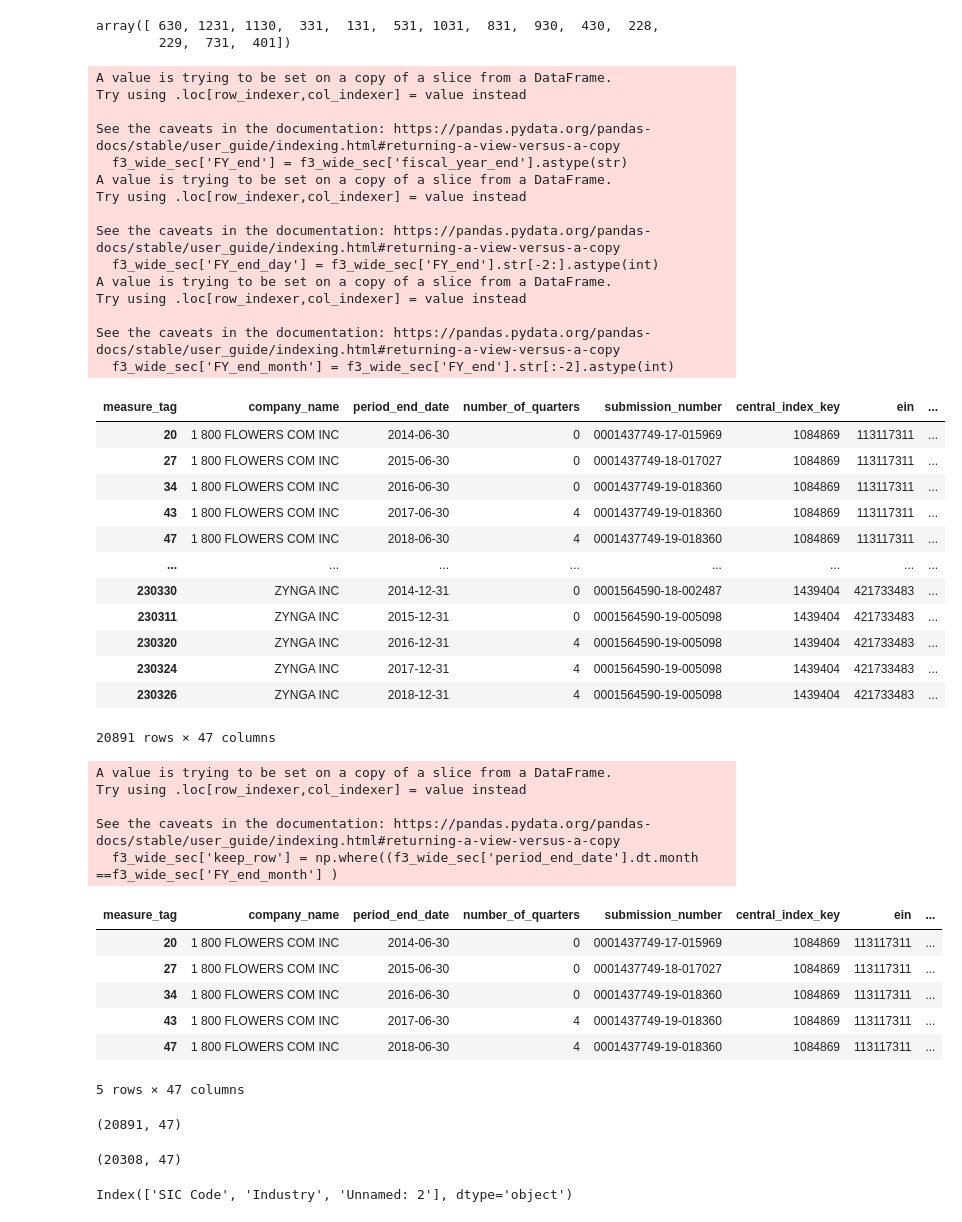
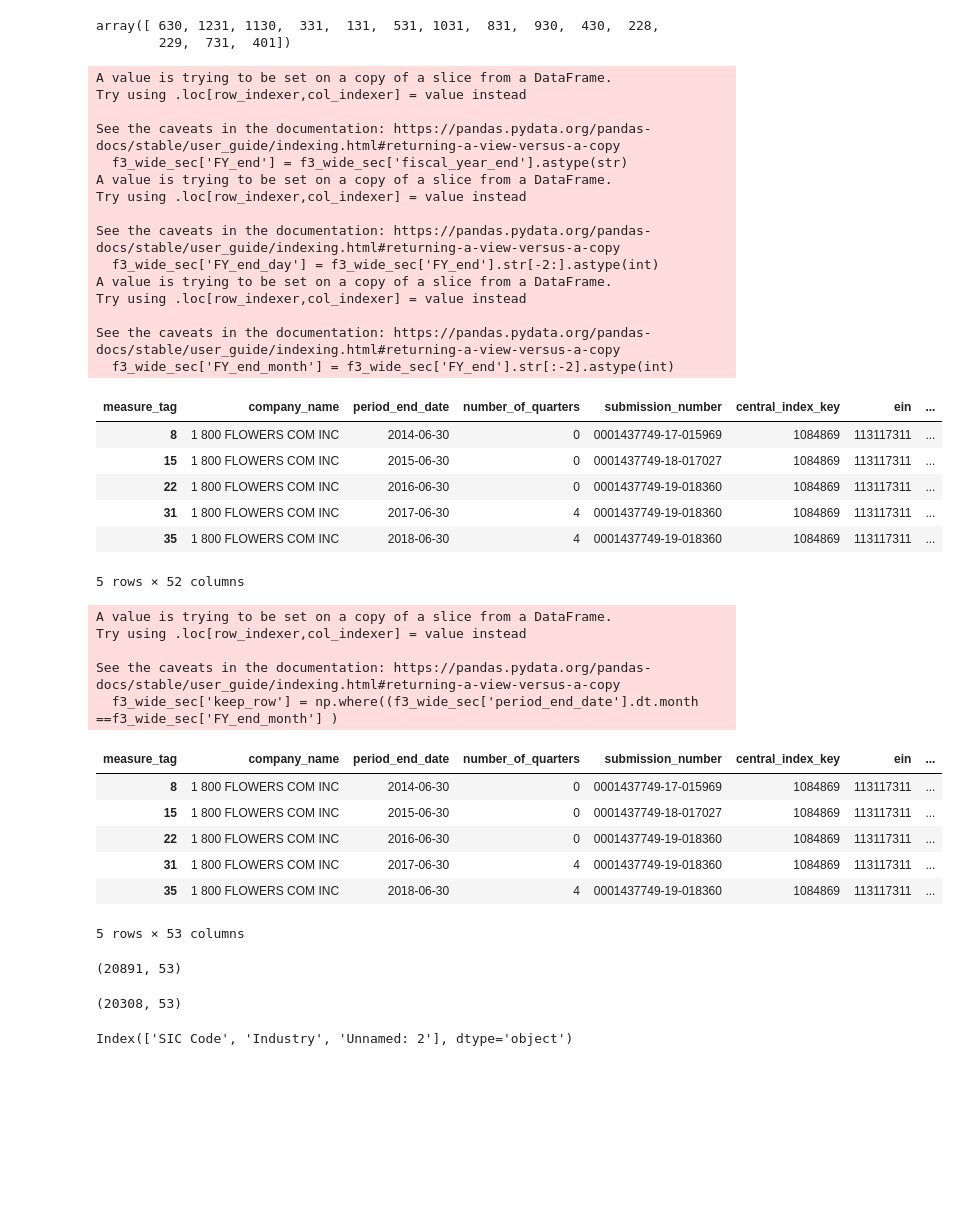
Before and after one commit to AmyB47/bankruptcy_2020, a Jupyter notebook: code/05_SEC_data_prep.ipynb, the cells around one changed output. Drawn from its saved outputs; the diff is of its cells as text; code cells hidden in the pictures; blank space fills up the shorter version.

```diff
--- a/code/05_SEC_data_prep.ipynb
+++ b/code/05_SEC_data_prep.ipynb
@@ -70,3 +69,3 @@ pd_sql.read_sql(query, connection)
 # %%
-query_all = "SELECT * FROM sec_ALL_USD;"
+query_all = "SELECT * FROM sec_usd_all;"
 sec_df = pd_sql.read_sql(query_all, connection)
@@ -146,6 +137,6 @@ wide_sec.shape
 # %%
 # drop any finanical report data before 2014
 
-f1_wide_sec = wide_sec[wide_sec['period_end_date'] > datetime.datetime(2014, 1, 1) ]
+f1_wide_sec = wide_sec[wide_sec['period_end_date'] > dt.datetime(2014, 1, 1) ]
 f1_wide_sec.shape
 # %% [output]
@@ -191,9 +176,8 @@ See the caveats in the documentation: https://pandas.pydata.org/pandas-docs/stab
 # %%
-# From EDA of SEC data, some companies keep resumbitting previous reports,
-# sometimes with only one new value, need to get the previously submitted fields
-# sometimes with some values but not all fields provided previously
+# From EDA of SEC data, some companies keep re-subitting previous reports,
+# sometimes with only one new value, need to get the previously submitted data
 
-# to take care of either scenario, fill forward within groupby
+# fill forward within groupby
 
 # leave the NaN's to apply additional logics
 
@@ -203,16 +187,18 @@ cols = ['Assets',
        'CostsAndExpenses', 'CurrentAsset', 'DeferredIncomeTaxExpenseBenefit',
        'DeferredIncomeTaxLiabilities', 'DeferredIncomeTaxLiabilitiesNet',
        'DeferredIncomeTaxesAndTaxCredits', 'Depreciation',
-       'EarningsPerShareBasic', 'EarningsPerShareDiluted', 'GrossProfit',
-       'Liabilities', 'LiabilitiesAndStockholdersEquity', 'LiabilitiesCurrent',
-       'LongTermDebt', 'LongTermDebtCurrent',
+       'EarningsPerShareBasic', 'EarningsPerShareDiluted', 'Goodwill',
+       'GrossProfit', 'IncreaseDecreaseInInventories', 'InterestExpense',
+       'InventoryNet', 'Liabilities', 'LiabilitiesAndStockholdersEquity',
+       'LiabilitiesCurrent', 'LongTermDebt', 'LongTermDebtCurrent',
        'LongTermDebtMaturitiesRepaymentsOfPrincipalInNextTwelveMonths',
        'LongTermDebtNoncurrent', 'NetCashProvidedByUsedInFinancingActivities',
        'NetCashProvidedByUsedInInvestingActivities',
        'NetCashProvidedByUsedInOperatingActivities', 'NetIncomeLoss',
        'OperatingExpenses', 'OperatingIncomeLoss', 'ProfitLoss',
-       'RepaymentsOfLongTermDebt', 'Revenues', 'SalesRevenueNet',
-       'StockholdersEquity', 'TotalAsset']
+       'RepaymentsOfLongTermDebt', 'Revenues', 'SalesRevenueGoodsNet',
+       'SalesRevenueNet', 'StockholdersEquity', 'TotalAsset',
+       'WorkingCapital']
 
 
 f1_wide_sec.update(f1_wide_sec.groupby(['company_name', 'period_end_date'])[cols].ffill())
@@ -389,37 +342,31 @@ array([ 630, 1231, 1130,  331,  131,  531, 1031,  831,  930,  430,  228,
 # %%
 f3_wide_sec['FY_end'] = f3_wide_sec['fiscal_year_end'].astype(str)
 f3_wide_sec['FY_end_day'] = f3_wide_sec['FY_end'].str[-2:].astype(int)
 f3_wide_sec['FY_end_month'] = f3_wide_sec['FY_end'].str[:-2].astype(int)
-f3_wide_sec
+f3_wide_sec.head()
 # %% [output]
 A value is trying to be set on a copy of a slice from a DataFrame.
 Try using .loc[row_indexer,col_indexer] = value instead
 
 See the caveats in the documentation: https://pandas.pydata.org/pandas-docs/stable/user_guide/indexing.html#returning-a-view-versus-a-copy
   f3_wide_sec['FY_end'] = f3_wide_sec['fiscal_year_end'].astype(str)
 A value is trying to be set on a copy of a slice from a DataFrame.
 Try using .loc[row_indexer,col_indexer] = value instead
 
 See the caveats in the documentation: https://pandas.pydata.org/pandas-docs/stable/user_guide/indexing.html#returning-a-view-versus-a-copy
   f3_wide_sec['FY_end_day'] = f3_wide_sec['FY_end'].str[-2:].astype(int)
 A value is trying to be set on a copy of a slice from a DataFrame.
 Try using .loc[row_indexer,col_indexer] = value instead
 
 See the caveats in the documentation: https://pandas.pydata.org/pandas-docs/stable/user_guide/indexing.html#returning-a-view-versus-a-copy
   f3_wide_sec['FY_end_month'] = f3_wide_sec['FY_end'].str[:-2].astype(int)
 | measure_tag | company_name | period_end_date | number_of_quarters | submission_number | central_index_key | ein | ... |
-| 20 | 1 800 FLOWERS COM INC | 2014-06-30 | 0 | 0001437749-17-015969 | 1084869 | 113117311 | ... |
-| 27 | 1 800 FLOWERS COM INC | 2015-06-30 | 0 | 0001437749-18-017027 | 1084869 | 113117311 | ... |
-| 34 | 1 800 FLOWERS COM INC | 2016-06-30 | 0 | 0001437749-19-018360 | 1084869 | 113117311 | ... |
-| 43 | 1 800 FLOWERS COM INC | 2017-06-30 | 4 | 0001437749-19-018360 | 1084869 | 113117311 | ... |
-| 47 | 1 800 FLOWERS COM INC | 2018-06-30 | 4 | 0001437749-19-018360 | 1084869 | 113117311 | ... |
-| ... | ... | ... | ... | ... | ... | ... | ... |
-| 230330 | ZYNGA INC | 2014-12-31 | 0 | 0001564590-18-002487 | 1439404 | 421733483 | ... |
-| 230311 | ZYNGA INC | 2015-12-31 | 0 | 0001564590-19-005098 | 1439404 | 421733483 | ... |
-| 230320 | ZYNGA INC | 2016-12-31 | 4 | 0001564590-19-005098 | 1439404 | 421733483 | ... |
-| 230324 | ZYNGA INC | 2017-12-31 | 4 | 0001564590-19-005098 | 1439404 | 421733483 | ... |
-| 230326 | ZYNGA INC | 2018-12-31 | 4 | 0001564590-19-005098 | 1439404 | 421733483 | ... |
+| 8 | 1 800 FLOWERS COM INC | 2014-06-30 | 0 | 0001437749-17-015969 | 1084869 | 113117311 | ... |
+| 15 | 1 800 FLOWERS COM INC | 2015-06-30 | 0 | 0001437749-18-017027 | 1084869 | 113117311 | ... |
+| 22 | 1 800 FLOWERS COM INC | 2016-06-30 | 0 | 0001437749-19-018360 | 1084869 | 113117311 | ... |
+| 31 | 1 800 FLOWERS COM INC | 2017-06-30 | 4 | 0001437749-19-018360 | 1084869 | 113117311 | ... |
+| 35 | 1 800 FLOWERS COM INC | 2018-06-30 | 4 | 0001437749-19-018360 | 1084869 | 113117311 | ... |
-20891 rows × 47 columns
+5 rows × 52 columns
 # %%
 f3_wide_sec['keep_row'] = np.where((f3_wide_sec['period_end_date'].dt.month ==f3_wide_sec['FY_end_month'] )
                                    & (f3_wide_sec['period_end_date'].dt.day ==f3_wide_sec['FY_end_day'] ), 1, 0)
@@ -433,18 +380,18 @@ See the caveats in the documentation: https://pandas.pydata.org/pandas-docs/stab
 f3_wide_sec.head()
 # %% [output]
 | measure_tag | company_name | period_end_date | number_of_quarters | submission_number | central_index_key | ein | ... |
-| 20 | 1 800 FLOWERS COM INC | 2014-06-30 | 0 | 0001437749-17-015969 | 1084869 | 113117311 | ... |
-| 27 | 1 800 FLOWERS COM INC | 2015-06-30 | 0 | 0001437749-18-017027 | 1084869 | 113117311 | ... |
-| 34 | 1 800 FLOWERS COM INC | 2016-06-30 | 0 | 0001437749-19-018360 | 1084869 | 113117311 | ... |
-| 43 | 1 800 FLOWERS COM INC | 2017-06-30 | 4 | 0001437749-19-018360 | 1084869 | 113117311 | ... |
-| 47 | 1 800 FLOWERS COM INC | 2018-06-30 | 4 | 0001437749-19-018360 | 1084869 | 113117311 | ... |
+| 8 | 1 800 FLOWERS COM INC | 2014-06-30 | 0 | 0001437749-17-015969 | 1084869 | 113117311 | ... |
+| 15 | 1 800 FLOWERS COM INC | 2015-06-30 | 0 | 0001437749-18-017027 | 1084869 | 113117311 | ... |
+| 22 | 1 800 FLOWERS COM INC | 2016-06-30 | 0 | 0001437749-19-018360 | 1084869 | 113117311 | ... |
+| 31 | 1 800 FLOWERS COM INC | 2017-06-30 | 4 | 0001437749-19-018360 | 1084869 | 113117311 | ... |
+| 35 | 1 800 FLOWERS COM INC | 2018-06-30 | 4 | 0001437749-19-018360 | 1084869 | 113117311 | ... |
-5 rows × 47 columns
+5 rows × 53 columns
 # %%
 f3_wide_sec.shape
 # %% [output]
-(20891, 47)
+(20891, 53)
 # %%
 f4_wide_sec = f3_wide_sec[f3_wide_sec['keep_row']==1]
 f4_wide_sec.shape
 # %% [output]
-(20308, 47)
+(20308, 53)
```
Also changed, not shown: parts of 39 cells of this notebook.
